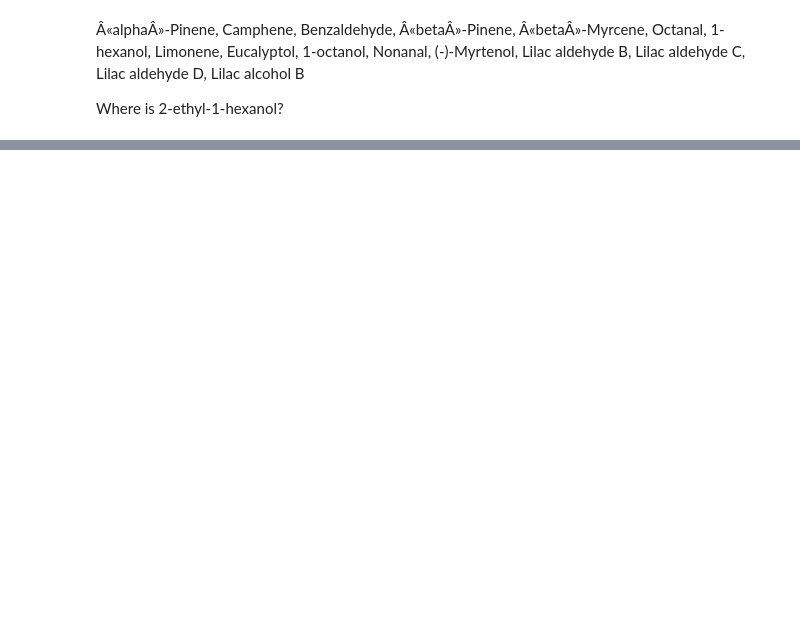
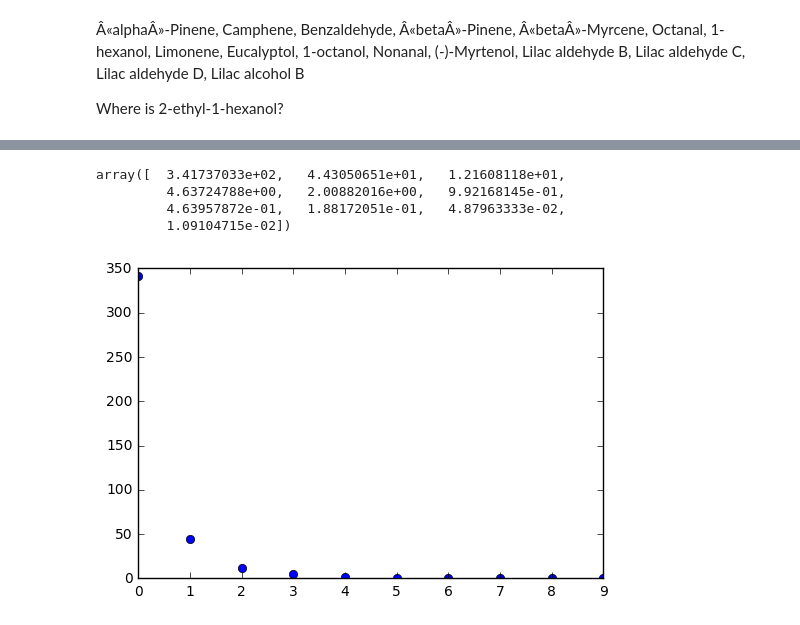
Before and after one commit to ryokubo5710/Platanthera_scents, a Jupyter notebook: by chemicals.ipynb, the cells around one changed output, grey strips where cells are left out. Saved outputs shown, nothing was run; the diff lists cells and outputs as text; code cells hidden in the pictures; blank space fills up the shorter version.

Commit message:
chemicals

```diff
--- a/by chemicals.ipynb
+++ b/by chemicals.ipynb
@@ -20,11 +20,13 @@ chemicals = ["Â«alphaÂ»-Pinene", "Camphene", "Benzaldehyde", "Â«betaÂ»-P
 "Limonene", "Eucalyptol", "1-octanol", "Nonanal", "(-)-Myrtenol", "Lilac aldehyde B", "Lilac aldehyde C","Lilac aldehyde D",
 "Lilac alcohol B"]
 
-chemdata = []
+data2 =  np.zeros(shape = (data.shape[0], len(chemicals)))
+
 for i in range(len(chemicals)):
-    chemdata.append(data.filter(items=[chemicals[i]]))
-
-chemdata.head
+    for j in range(data.shape[1]):
+        if list(data)[j] == chemicals[i]:
+            data2[:,i] =  data.iloc[:,j]
 
 #for i in range(len(chemicals)):
     #= data.iloc[data.iloc[1,:].str.contains(chemicals[i])]
+data2 = pd.DataFrame(data2)
@@ -32,0 +70,26 @@ AttributeError: 'list' object has no attribute 'head'
+# %%
+similarities = euclidean_distances(data2)
+#similarities = pd.DataFrame(similarities)
+# %%
+stress= np.zeros(10)
+for i in range(10):
+    mds = manifold.MDS(n_components=i+1, max_iter=3000, eps=1e-9,
+                   dissimilarity="precomputed", n_jobs=1)
+    pos = mds.fit(similarities).embedding_
+    nmds = manifold.MDS(n_components=i+1, metric=False, max_iter=3000, eps=1e-12,
+                    dissimilarity="precomputed", n_jobs=1)
+    npos = nmds.fit_transform(similarities, init=pos)
+    stress[i] = nmds.stress_
+# %%
+stress
+plt.plot(range(10), stress, 'o')
+#plt.ylim(-0.5, 5)
+#plt.xlim(-0.5, 4.5)
+#plt.xaxis([1, 2, 3, 4, 5])
+stress
+# %% [output]
+array([  3.41737033e+02,   4.43050651e+01,   1.21608118e+01,
+         4.63724788e+00,   2.00882016e+00,   9.92168145e-01,
+         4.63957872e-01,   1.88172051e-01,   4.87963333e-02,
+         1.09104715e-02])
+[figure, added]
```
Also changed, not shown: parts of 6 cells of this notebook.
